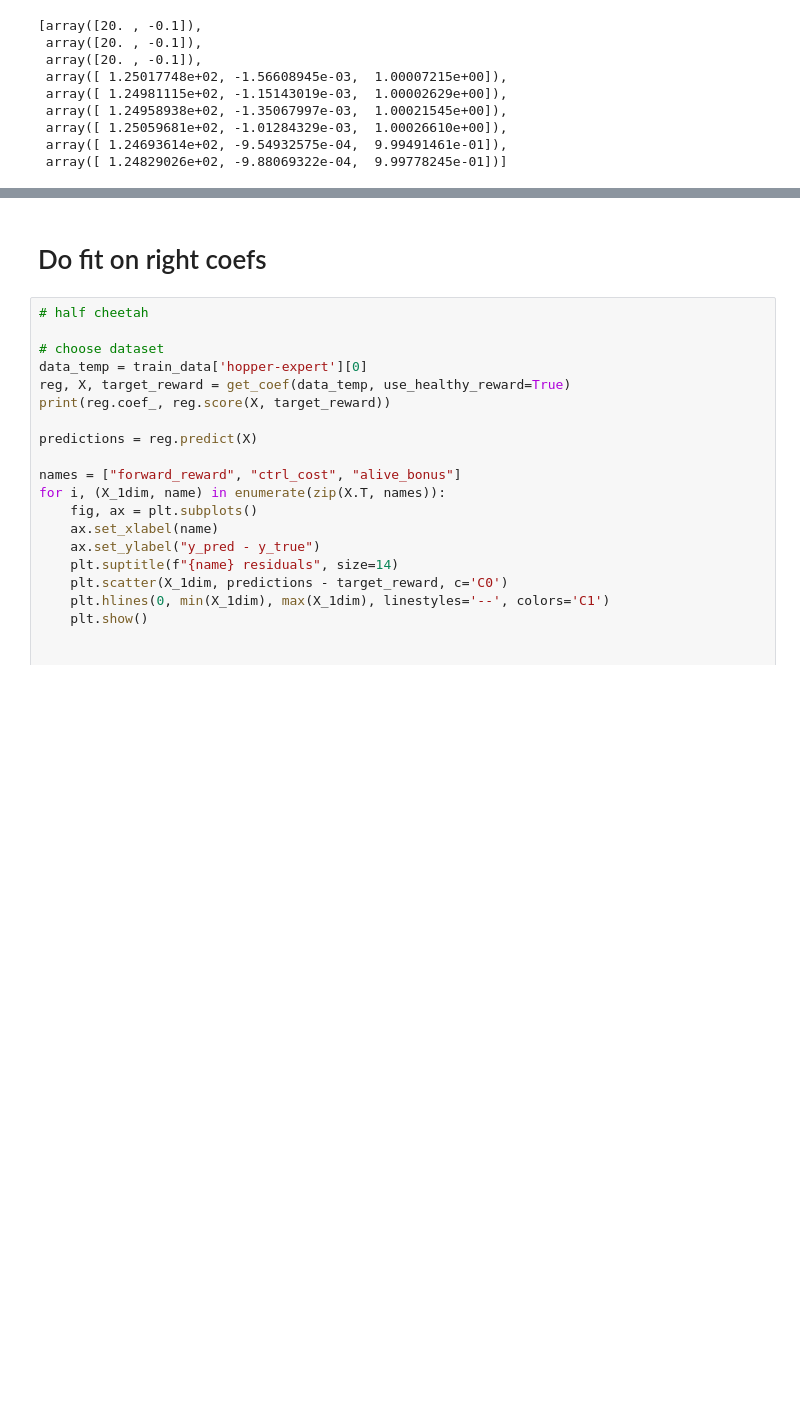
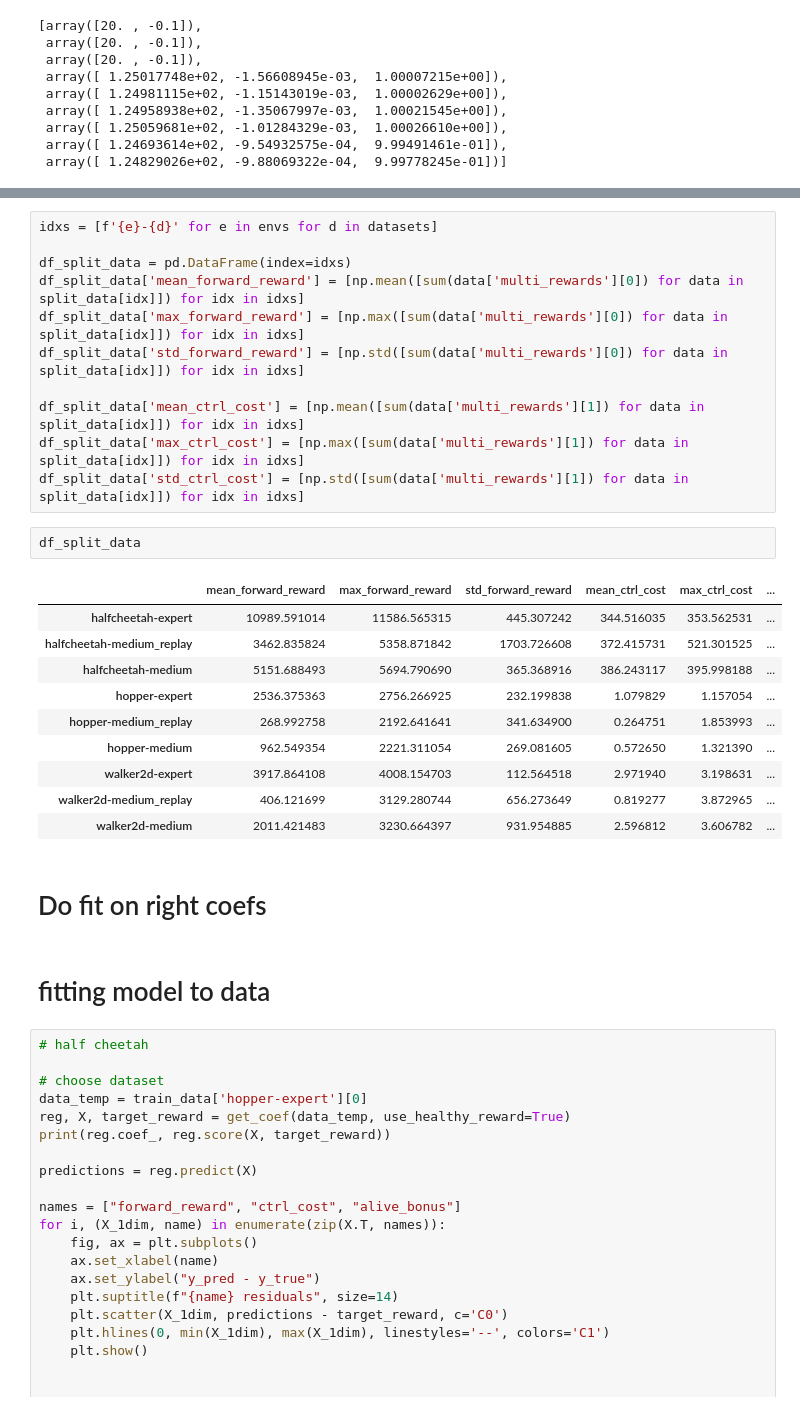
Before and after one commit to TheGoldenChicken/decision_transformer, a Jupyter notebook: gym/data_analysis.ipynb, the cells around one changed output, grey strips where cells are left out. Cells and saved outputs as stored; diff of their text form; blank space fills up the shorter version.

```diff
--- a/gym/data_analysis.ipynb
+++ b/gym/data_analysis.ipynb
@@ -126,5 +126,31 @@ df_train_data['coefs'].to_list()
+# %%
+idxs = [f'{e}-{d}' for e in envs for d in datasets]
+
+df_split_data = pd.DataFrame(index=idxs)
+df_split_data['mean_forward_reward'] = [np.mean([sum(data['multi_rewards'][0]) for data in split_data[idx]]) for idx in idxs]
+df_split_data['max_forward_reward'] = [np.max([sum(data['multi_rewards'][0]) for data in split_data[idx]]) for idx in idxs]
+df_split_data['std_forward_reward'] = [np.std([sum(data['multi_rewards'][0]) for data in split_data[idx]]) for idx in idxs]
+
+df_split_data['mean_ctrl_cost'] = [np.mean([sum(data['multi_rewards'][1]) for data in split_data[idx]]) for idx in idxs]
+df_split_data['max_ctrl_cost'] = [np.max([sum(data['multi_rewards'][1]) for data in split_data[idx]]) for idx in idxs]
+df_split_data['std_ctrl_cost'] = [np.std([sum(data['multi_rewards'][1]) for data in split_data[idx]]) for idx in idxs]
+# %%
+df_split_data
+# %% [output]
+|  | mean_forward_reward | max_forward_reward | std_forward_reward | mean_ctrl_cost | max_ctrl_cost | ... |
+| halfcheetah-expert | 10989.591014 | 11586.565315 | 445.307242 | 344.516035 | 353.562531 | ... |
+| halfcheetah-medium_replay | 3462.835824 | 5358.871842 | 1703.726608 | 372.415731 | 521.301525 | ... |
+| halfcheetah-medium | 5151.688493 | 5694.790690 | 365.368916 | 386.243117 | 395.998188 | ... |
+| hopper-expert | 2536.375363 | 2756.266925 | 232.199838 | 1.079829 | 1.157054 | ... |
+| hopper-medium_replay | 268.992758 | 2192.641641 | 341.634900 | 0.264751 | 1.853993 | ... |
+| hopper-medium | 962.549354 | 2221.311054 | 269.081605 | 0.572650 | 1.321390 | ... |
+| walker2d-expert | 3917.864108 | 4008.154703 | 112.564518 | 2.971940 | 3.198631 | ... |
+| walker2d-medium_replay | 406.121699 | 3129.280744 | 656.273649 | 0.819277 | 3.872965 | ... |
+| walker2d-medium | 2011.421483 | 3230.664397 | 931.954885 | 2.596812 | 3.606782 | ... |
 # %% [markdown]
 # Do fit on right coefs
+# %% [markdown]
+# fitting model to data
 # %%
 # half cheetah
 
```
Also changed, not shown: parts of 9 cells of this notebook, 1 other file.
